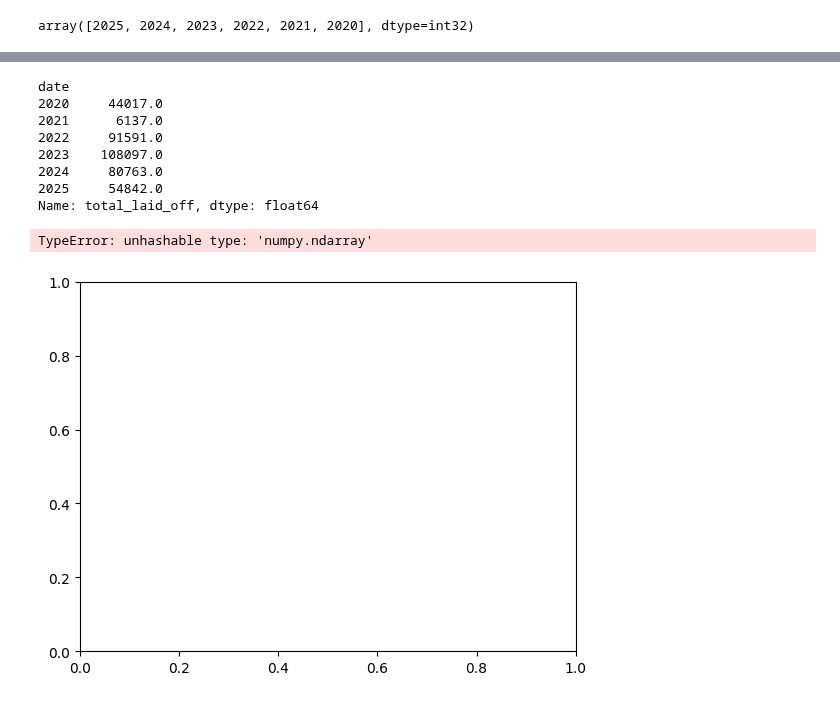
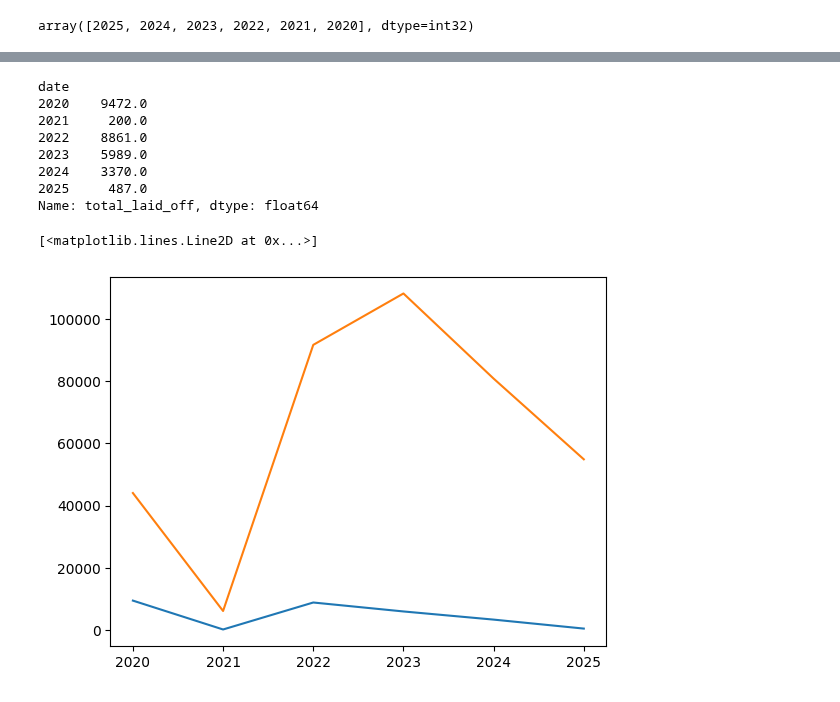
Before and after one commit to neerajcodes888/Recent-Layoffs-Case-Study, a Jupyter notebook: study.ipynb, the cells around one changed output, grey strips where cells are left out. Drawn from its saved outputs; the diff is of its cells as text; code cells hidden in the pictures.

```diff
--- a/study.ipynb
+++ b/study.ipynb
@@ -533,4 +533,5 @@ array([2025, 2024, 2023, 2022, 2021, 2020], dtype=int32)
 ind_data = data[data['country']=='India']
 usa_data = data[data['country']=='United States']
 # %%
-ind_data.groupby(data['date'].dt.year)['total_laid_off'].sum()
+x =ind_data.groupby(data['date'].dt.year)['total_laid_off'].sum()
+y
@@ -546,16 +538,18 @@ Name: total_laid_off, dtype: float64
 # %%
-usa_data.groupby(data['date'].dt.year)['total_laid_off'].sum()
+y=usa_data.groupby(data['date'].dt.year)['total_laid_off'].sum()
+x
 # %% [output]
 date
-2020     44017.0
-2021      6137.0
-2022     91591.0
-2023    108097.0
-2024     80763.0
-2025     54842.0
+2020    9472.0
+2021     200.0
+2022    8861.0
+2023    5989.0
+2024    3370.0
+2025     487.0
 Name: total_laid_off, dtype: float64
-# %%
-plt.bar(ind_data.index,ind_data.values,usa_data.values)
-# %% [output]
-TypeError: unhashable type: 'numpy.ndarray'
-[figure, removed]
+# %%
+plt.plot(x.index,x.values)
+plt.plot(y.index,y.values)
+# %% [output]
+[<matplotlib.lines.Line2D at 0x...>]
+[figure, added]
```
Also changed, not shown: parts of 1 cell of this notebook.
